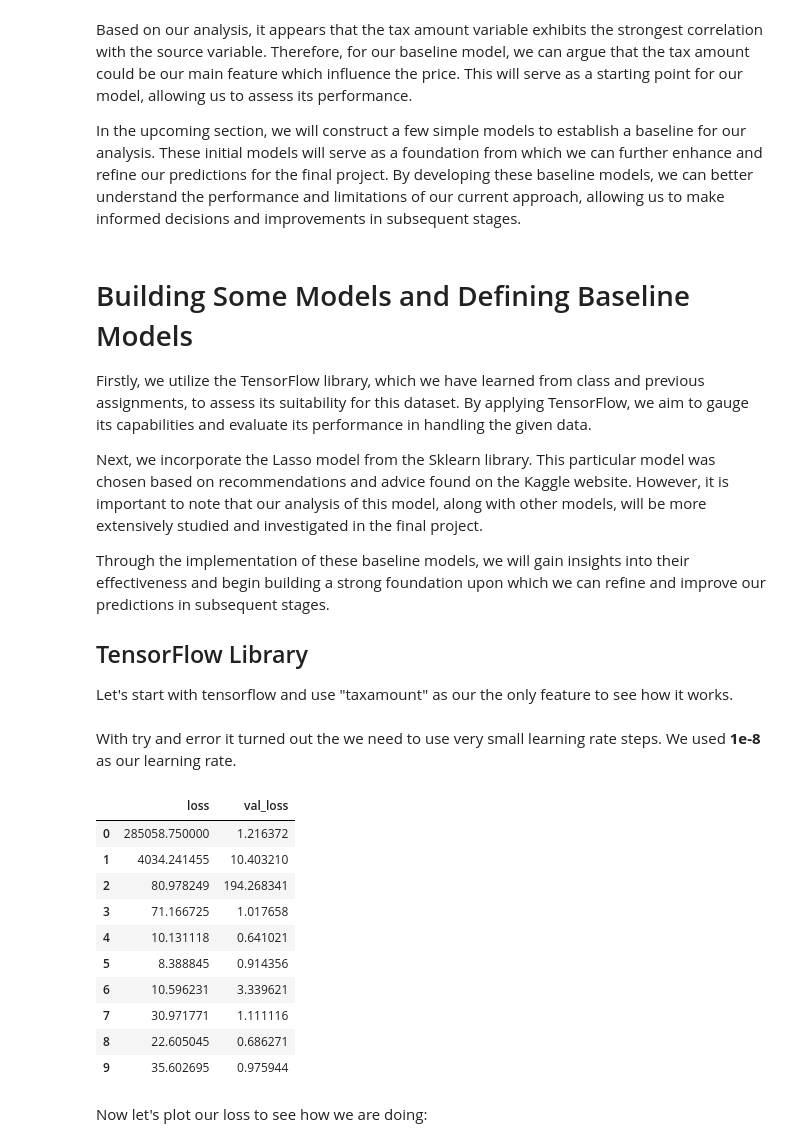
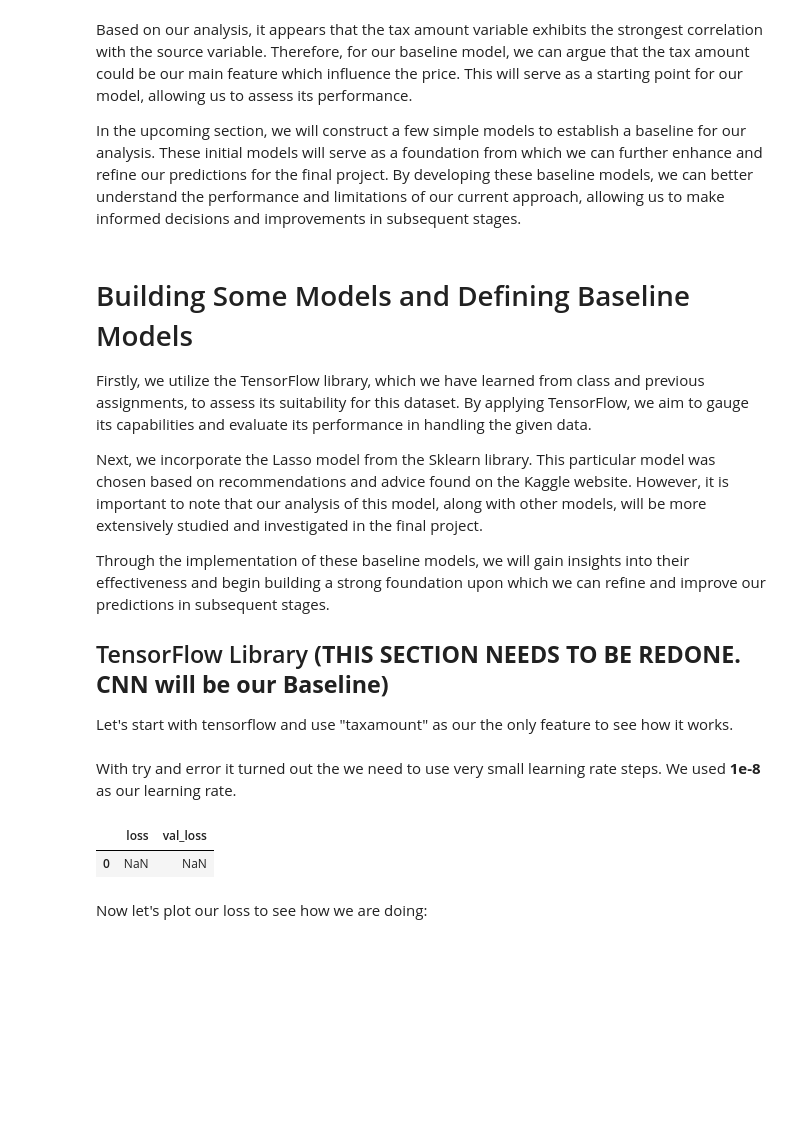
Before and after one commit to AmirMoazzami/207_final_project, a Jupyter notebook: zillow_final_project_207.ipynb, the cells around one changed output. Saved outputs shown, nothing was run; the diff lists cells and outputs as text; code cells hidden in the pictures; blank space fills up the shorter version.

```diff
--- a/zillow_final_project_207.ipynb
+++ b/zillow_final_project_207.ipynb
@@ -291,7 +342,7 @@ Next, we incorporate the Lasso model from the Sklearn library. This particular m
 
 Through the implementation of these baseline models, we will gain insights into their effectiveness and begin building a strong foundation upon which we can refine and improve our predictions in subsequent stages.
 
-## TensorFlow Library
+## TensorFlow Library **(THIS SECTION NEEDS TO BE REDONE. CNN will be our Baseline)**
 
 Let's start with tensorflow and use "taxamount" as our the only feature to see how it works.
 # %%
@@ -339,33 +390,24 @@ def build_model(num_features, learning_rate):
 With try and error it turned out the we need to use very small learning rate steps. We used **1e-8** as our learning rate.
 # %%
 # We have to use a very small learning rate
-model = build_model(num_features=1, learning_rate=1e-8)
+model = build_model(num_features=1, learning_rate=1e-3)
 
 history = model.fit(
   x = train_df[['taxamount']],
   y = train_y,
   validation_split=0.1,  # use 10% of the examples as a validation set
-  epochs=10,
+  epochs=1,
   batch_size=32,
   verbose=0)
 
 # Convert the return value into a DataFrame so we can see the loss after each
 # epoch. The history includes training data loss ('loss') and validation data
 # loss ('val_loss').
 history = pd.DataFrame(history.history)
 display(history)
 # %% [output]
 |  | loss | val_loss |
-| 0 | 285058.750000 | 1.216372 |
-| 1 | 4034.241455 | 10.403210 |
-| 2 | 80.978249 | 194.268341 |
-| 3 | 71.166725 | 1.017658 |
-| 4 | 10.131118 | 0.641021 |
-| 5 | 8.388845 | 0.914356 |
-| 6 | 10.596231 | 3.339621 |
-| 7 | 30.971771 | 1.111116 |
-| 8 | 22.605045 | 0.686271 |
-| 9 | 35.602695 | 0.975944 |
+| 0 | NaN | NaN |
 # %% [markdown]
 Now let's plot our loss to see how we are doing:
 # %%
```
Also changed, not shown: parts of 32 cells of this notebook.
